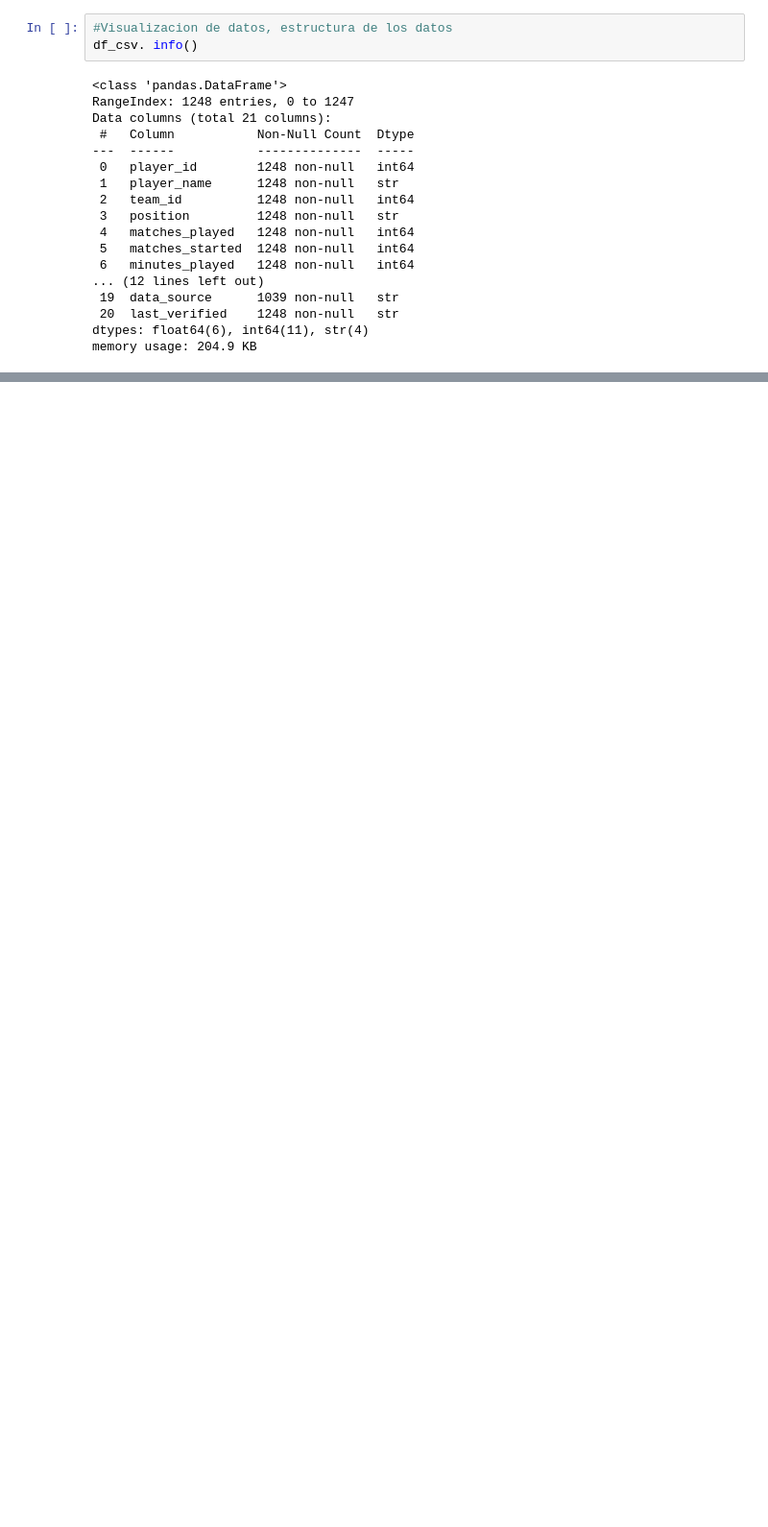
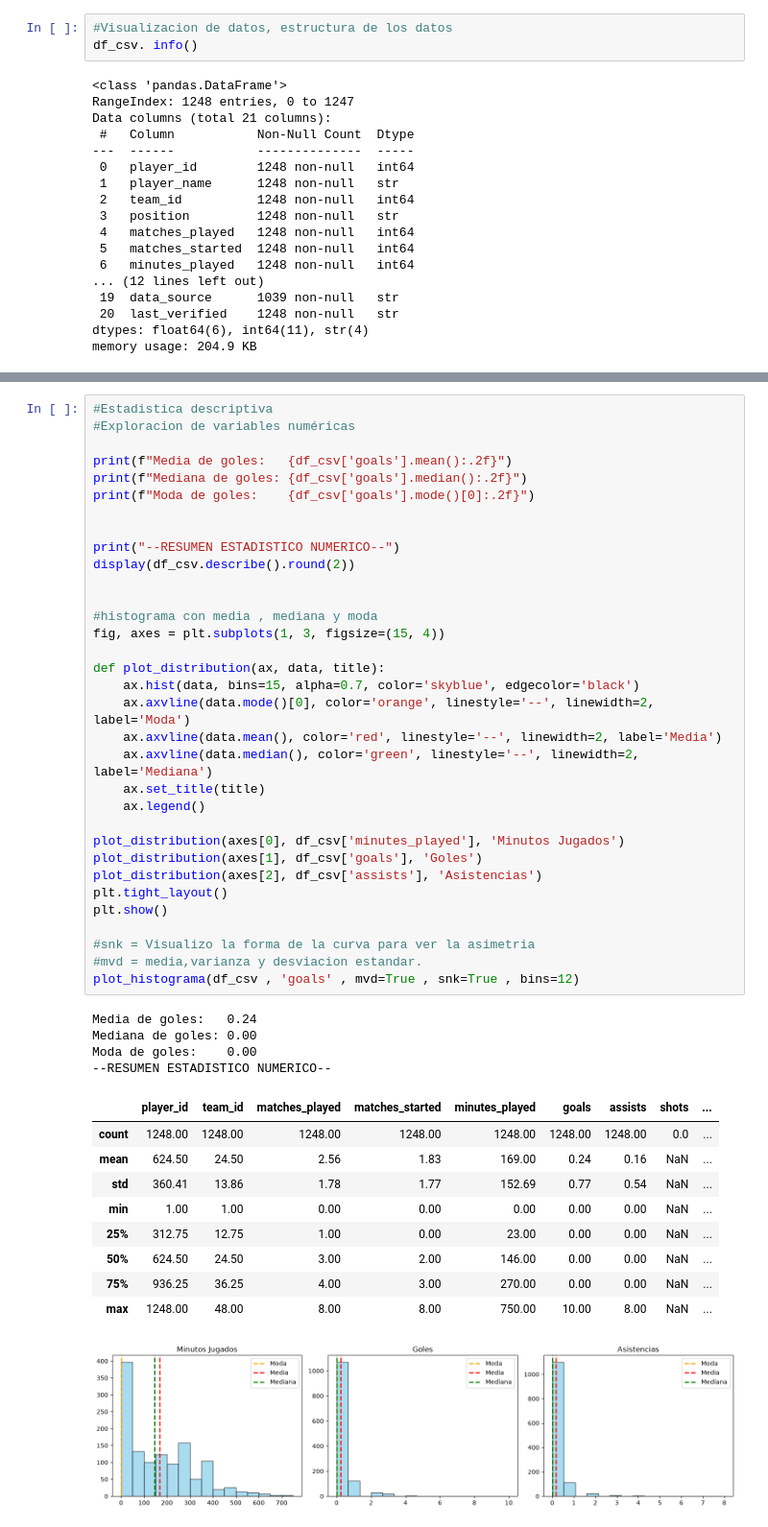
Before and after one commit to Lauti00/IA, a Jupyter notebook: Ejercitacion/ejOpcional2.ipynb, the cells around one changed output, grey strips where cells are left out. Shown at 96% size. Drawn from its saved outputs; the diff is of its cells as text; blank space fills up the shorter version.

```diff
--- a/Ejercitacion/ejOpcional2.ipynb
+++ b/Ejercitacion/ejOpcional2.ipynb
@@ -177,0 +210,48 @@ Passing `palette` without assigning `hue` is deprecated and will be removed in v
+# %%
+#Estadistica descriptiva
+#Exploracion de variables numéricas
+
+print(f"Media de goles:   {df_csv['goals'].mean():.2f}")
+print(f"Mediana de goles: {df_csv['goals'].median():.2f}")
+print(f"Moda de goles:    {df_csv['goals'].mode()[0]:.2f}")
+
+
+print("--RESUMEN ESTADISTICO NUMERICO--")
+display(df_csv.describe().round(2))
+
+
+#histograma con media , mediana y moda
+fig, axes = plt.subplots(1, 3, figsize=(15, 4))
+
+def plot_distribution(ax, data, title):
+    ax.hist(data, bins=15, alpha=0.7, color='skyblue', edgecolor='black')
+    ax.axvline(data.mode()[0], color='orange', linestyle='--', linewidth=2, label='Moda')
+    ax.axvline(data.mean(), color='red', linestyle='--', linewidth=2, label='Media')
+    ax.axvline(data.median(), color='green', linestyle='--', linewidth=2, label='Mediana')
+    ax.set_title(title)
+    ax.legend()
+
+plot_distribution(axes[0], df_csv['minutes_played'], 'Minutos Jugados')
+plot_distribution(axes[1], df_csv['goals'], 'Goles')
+plot_distribution(axes[2], df_csv['assists'], 'Asistencias')
+plt.tight_layout()
+plt.show()
+
+#snk = Visualizo la forma de la curva para ver la asimetria
+#mvd = media,varianza y desviacion estandar.
+plot_histograma(df_csv , 'goals' , mvd=True , snk=True , bins=12)
+# %% [output]
+Media de goles:   0.24
+Mediana de goles: 0.00
+Moda de goles:    0.00
+--RESUMEN ESTADISTICO NUMERICO--
+|  | player_id | team_id | matches_played | matches_started | minutes_played | goals | assists | shots | ... |
+| count | 1248.00 | 1248.00 | 1248.00 | 1248.00 | 1248.00 | 1248.00 | 1248.00 | 0.0 | ... |
+| mean | 624.50 | 24.50 | 2.56 | 1.83 | 169.00 | 0.24 | 0.16 | NaN | ... |
+| std | 360.41 | 13.86 | 1.78 | 1.77 | 152.69 | 0.77 | 0.54 | NaN | ... |
+| min | 1.00 | 1.00 | 0.00 | 0.00 | 0.00 | 0.00 | 0.00 | NaN | ... |
+| 25% | 312.75 | 12.75 | 1.00 | 0.00 | 23.00 | 0.00 | 0.00 | NaN | ... |
+| 50% | 624.50 | 24.50 | 3.00 | 2.00 | 146.00 | 0.00 | 0.00 | NaN | ... |
+| 75% | 936.25 | 36.25 | 4.00 | 3.00 | 270.00 | 0.00 | 0.00 | NaN | ... |
+| max | 1248.00 | 48.00 | 8.00 | 8.00 | 750.00 | 10.00 | 8.00 | NaN | ... |
+[figure, added]
```
Also changed, not shown: parts of 27 cells of this notebook.
